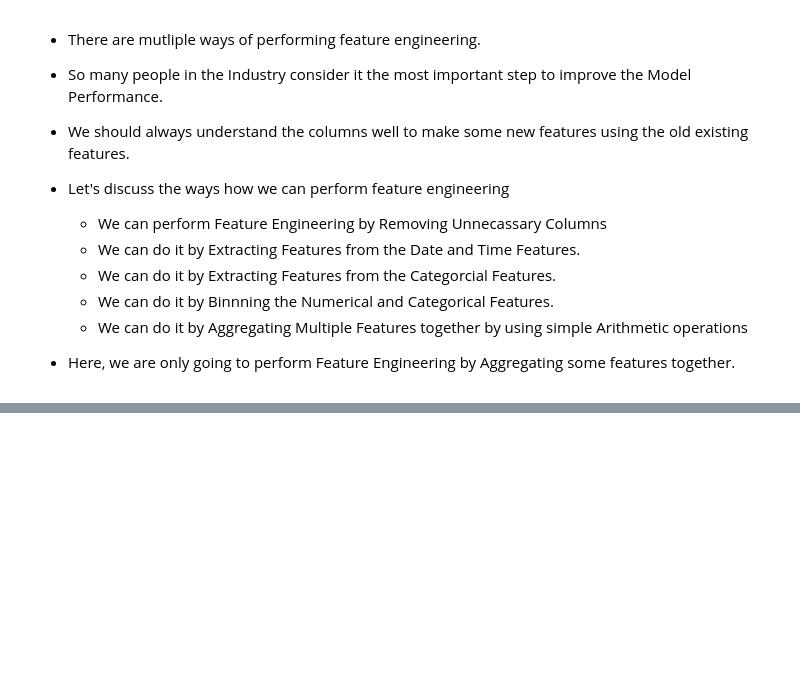
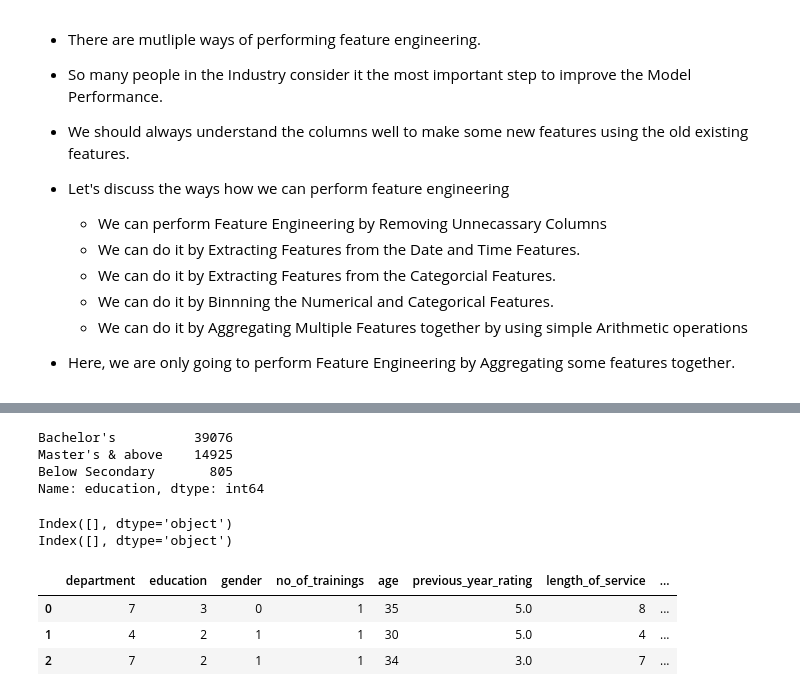
Before and after one commit to TheGithubMafia/TheGithubMafia_696efe54-1b30-40dd-8360-9a2944268894, a Jupyter notebook: Promotion.ipynb, the cells around one changed output, grey strips where cells are left out. Drawn from its saved outputs; the diff is of its cells as text; code cells hidden in the pictures; blank space fills up the shorter version.

```diff
--- a/Promotion.ipynb
+++ b/Promotion.ipynb
@@ -569,0 +644,40 @@ Feature engineering is the process of using domain knowledge to extract features
+# %%
+# lets check the value counts for the education column
+train['education'].value_counts()
+# %% [output]
+Bachelor's          39076
+Master's & above    14925
+Below Secondary       805
+Name: education, dtype: int64
+# %%
+# lets start encoding these categorical columns to convert them into numerical columns
+
+# lets encode the education in their degree of importance
+train['education'] = train['education'].replace(("Master's & above", "Bachelor's", "Below Secondary"),
+                                                (3, 2, 1))
+test['education'] = test['education'].replace(("Master's & above", "Bachelor's", "Below Secondary"),
+                                                (3, 2, 1))
+
+# lets use Label Encoding for Gender and Department to convert them into Numerical
+from sklearn.preprocessing import LabelEncoder
+
+le = LabelEncoder()
+train['department'] = le.fit_transform(train['department'])
+test['department'] = le.fit_transform(test['department'])
+train['gender'] = le.fit_transform(train['gender'])
+test['gender'] = le.fit_transform(test['gender'])
+
+# lets check whether we still have any categorical columns left after encoding
+print(train.select_dtypes('object').columns)
+print(test.select_dtypes('object').columns)
+# %% [output]
+Index([], dtype='object')
+Index([], dtype='object')
+# %%
+# lets check the data after encoding
+train.head(3)
+# %% [output]
+|  | department | education | gender | no_of_trainings | age | previous_year_rating | length_of_service | ... |
+| 0 | 7 | 3 | 0 | 1 | 35 | 5.0 | 8 | ... |
+| 1 | 4 | 2 | 1 | 1 | 30 | 5.0 | 4 | ... |
+| 2 | 7 | 2 | 1 | 1 | 34 | 3.0 | 7 | ... |
```
Also changed, not shown: parts of 24 cells of this notebook.
